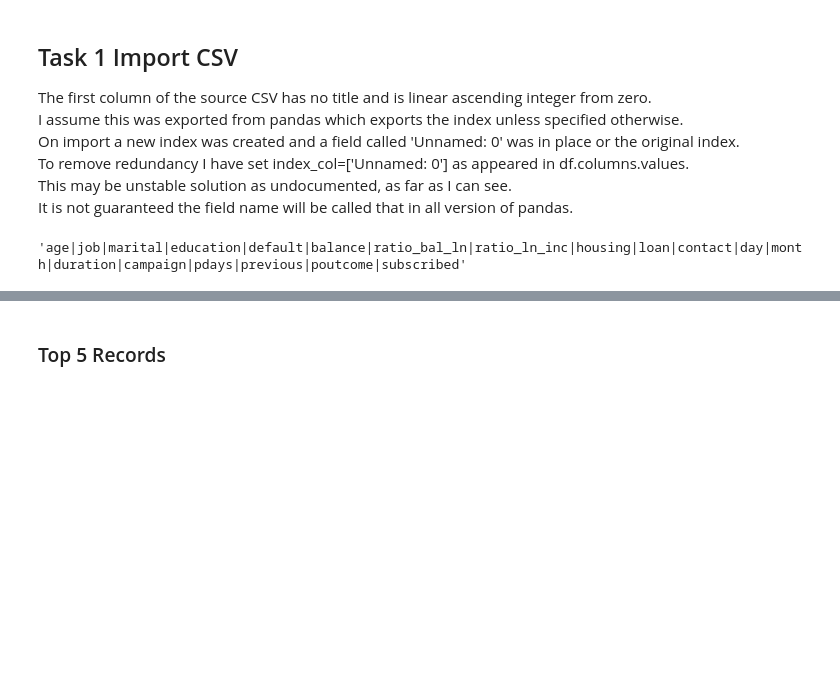
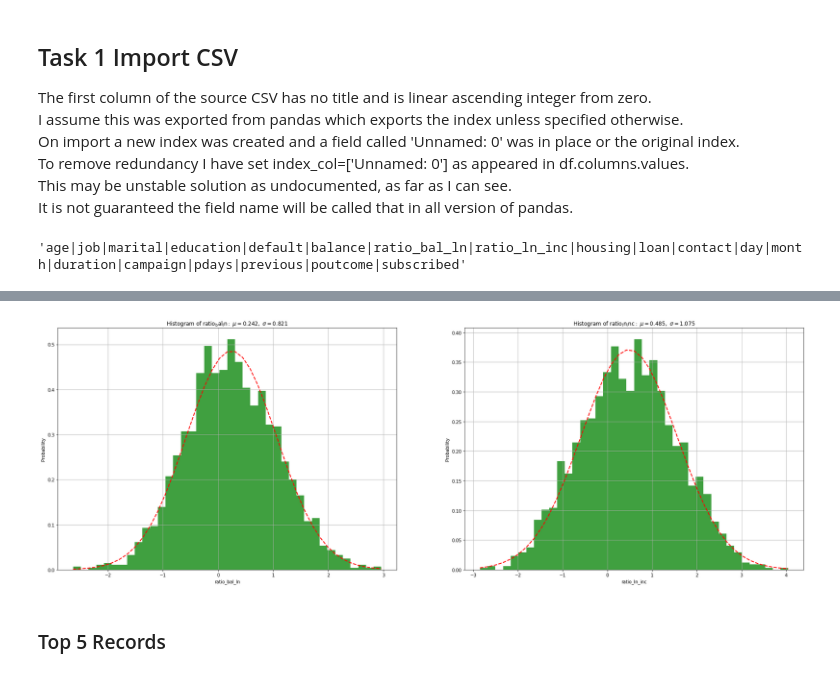
Before and after one commit to vipulpopat/MSCAI_Sem1_Etivity2, a Jupyter notebook: Etivity2_18200117.ipynb, the cells around one changed output, grey strips where cells are left out. Saved outputs shown, nothing was run; the diff lists cells and outputs as text; code cells hidden in the pictures; blank space fills up the shorter version.

```diff
--- a/Etivity2_18200117.ipynb
+++ b/Etivity2_18200117.ipynb
@@ -60,3 +64,26 @@ df_all
+# %%
+from scipy.stats import norm
+import matplotlib.mlab as mlab
+
+def plot_norm(ax,column):
+    data = df[column]
+    (mu, sigma) = norm.fit(data)
+    n, bins, patches = ax.hist(data, 40, normed=1, facecolor='green', alpha=0.75)
+    y = mlab.normpdf( bins, mu, sigma)
+    l = plt.plot(bins, y, 'r--', linewidth=2)
+    plt.xlabel(column)
+    plt.ylabel('Probability')
+    plt.title(r'$\mathrm{Histogram\ of\ '+column+':}\ \mu=%.3f,\ \sigma=%.3f$' %(mu, sigma))
+    ax.grid(True)
+
+f = plt.figure(figsize=(30,10))
+ax = f.add_subplot(1,2,1)
+plot_norm(ax,'ratio_bal_ln')
+ax = f.add_subplot(1,2,2)
+plot_norm(ax,'ratio_ln_inc')
+f.show()
+# %% [output]
+[figure, added]
 # %% [markdown]
 ### Top 5 Records
 # %%
```
Also changed, not shown: parts of 2 cells of this notebook.
